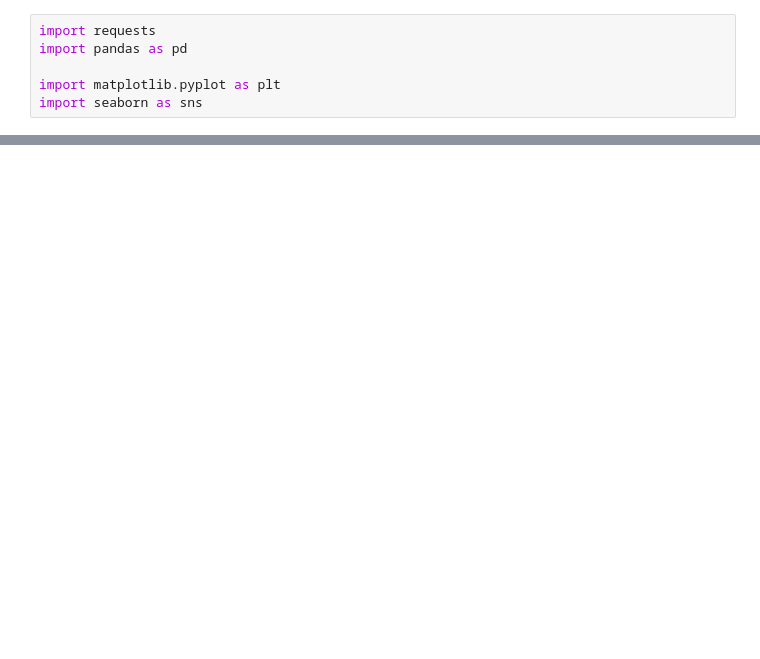
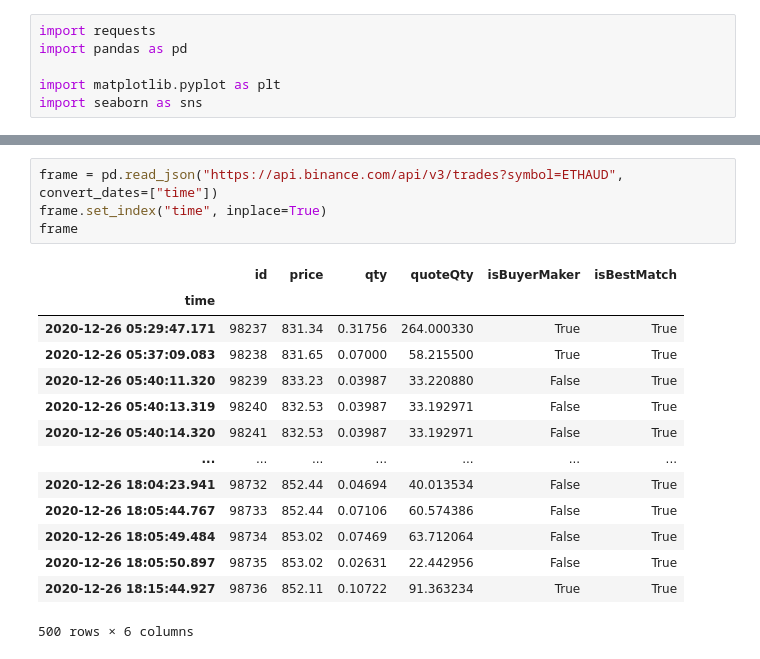
Before and after one commit to ltiao/machine-learning-pearls, a Jupyter notebook: scratch/binance api.ipynb, the cells around one changed output, grey strips where cells are left out. Saved outputs shown, nothing was run; the diff lists cells and outputs as text; blank space fills up the shorter version.

```diff
--- a/scratch/binance api.ipynb
+++ b/scratch/binance api.ipynb
@@ -55,0 +29,19 @@ data.groupby("kind").min()
+# %%
+frame = pd.read_json("https://api.binance.com/api/v3/trades?symbol=ETHAUD", convert_dates=["time"])
+frame.set_index("time", inplace=True)
+frame
+# %% [output]
+|  | id | price | qty | quoteQty | isBuyerMaker | isBestMatch |
+| time |  |  |  |  |  |  |
+| 2020-12-26 05:29:47.171 | 98237 | 831.34 | 0.31756 | 264.000330 | True | True |
+| 2020-12-26 05:37:09.083 | 98238 | 831.65 | 0.07000 | 58.215500 | True | True |
+| 2020-12-26 05:40:11.320 | 98239 | 833.23 | 0.03987 | 33.220880 | False | True |
+| 2020-12-26 05:40:13.319 | 98240 | 832.53 | 0.03987 | 33.192971 | False | True |
+| 2020-12-26 05:40:14.320 | 98241 | 832.53 | 0.03987 | 33.192971 | False | True |
+| ... | ... | ... | ... | ... | ... | ... |
+| 2020-12-26 18:04:23.941 | 98732 | 852.44 | 0.04694 | 40.013534 | False | True |
+| 2020-12-26 18:05:44.767 | 98733 | 852.44 | 0.07106 | 60.574386 | False | True |
+| 2020-12-26 18:05:49.484 | 98734 | 853.02 | 0.07469 | 63.712064 | False | True |
+| 2020-12-26 18:05:50.897 | 98735 | 853.02 | 0.02631 | 22.442956 | False | True |
+| 2020-12-26 18:15:44.927 | 98736 | 852.11 | 0.10722 | 91.363234 | True | True |
+500 rows × 6 columns
```
Also changed, not shown: parts of 13 cells of this notebook, 2 other files.
